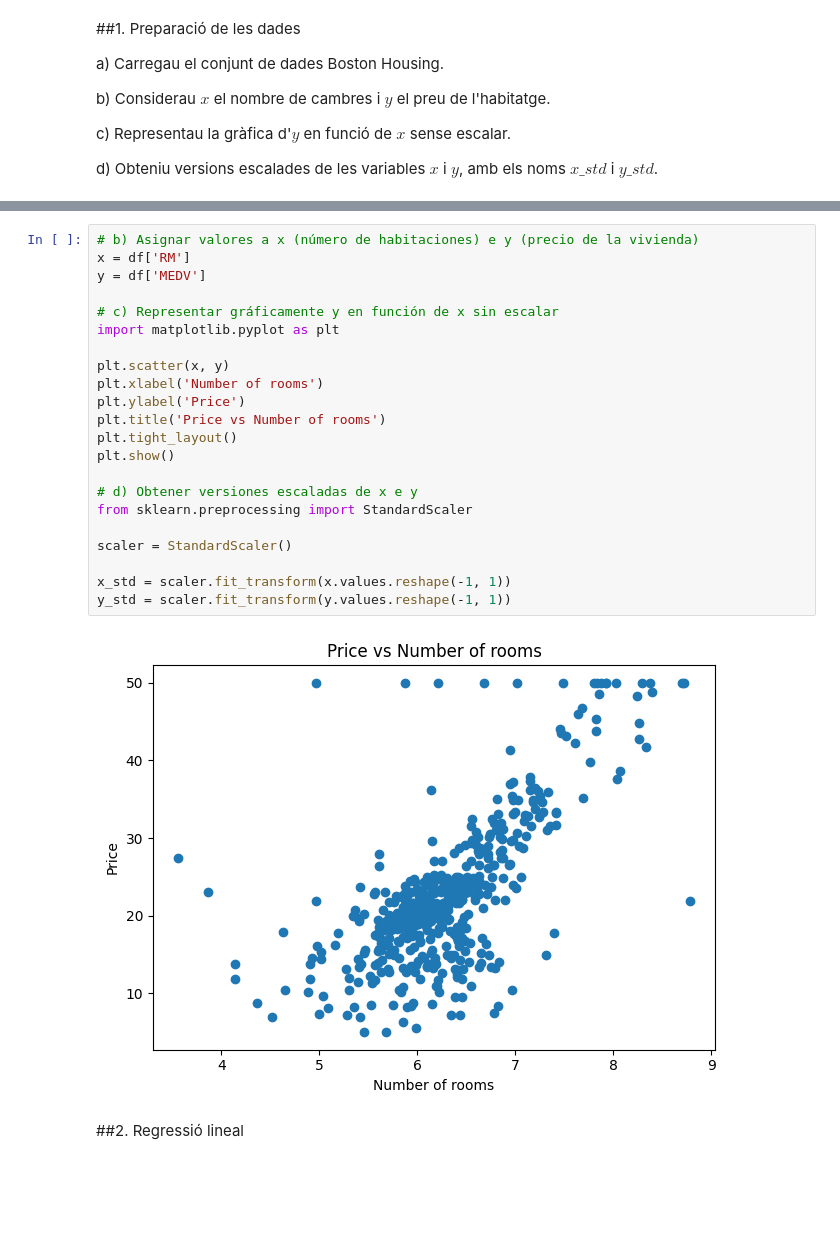
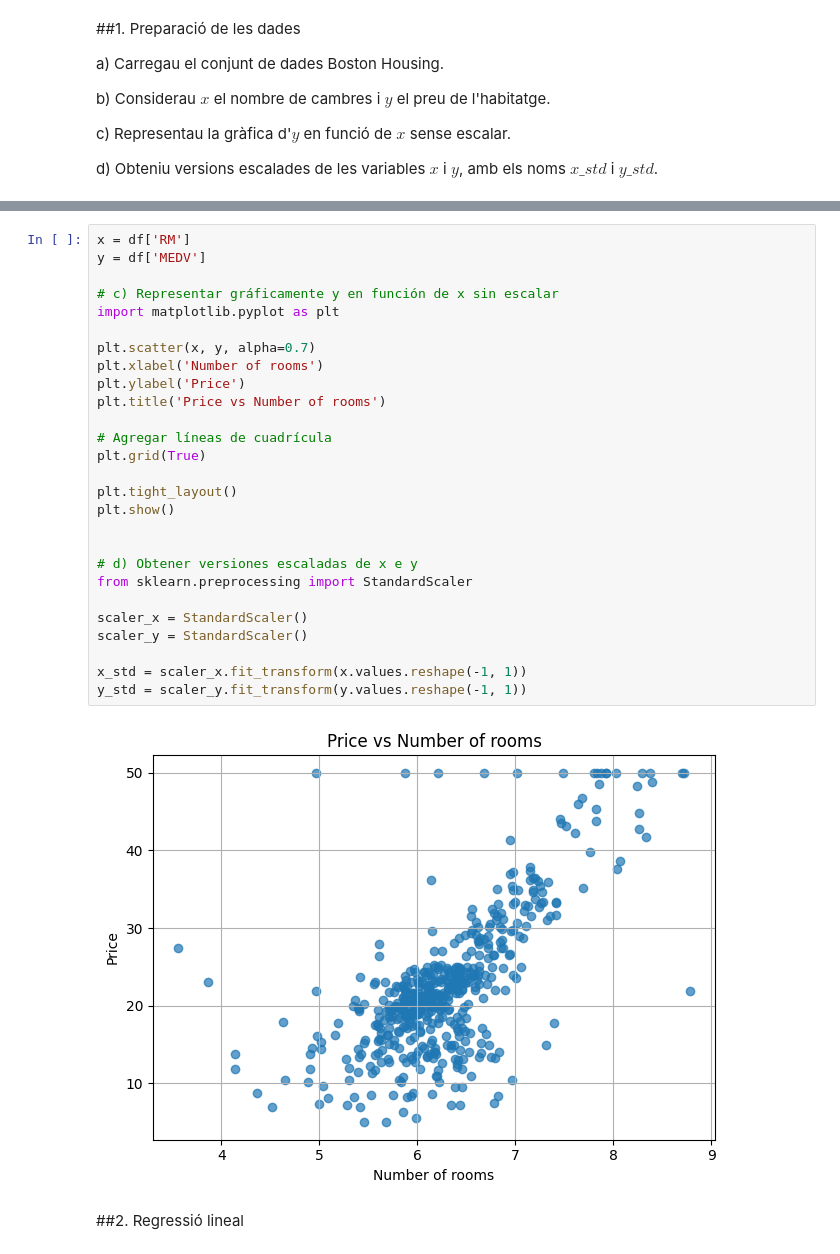
Before and after one commit to davidzz-code/IEDIB_2024_2025, a Jupyter notebook: 05 Sistemas Machine Learning/T3 Regresión/tasca_regresion_David_Ramirez/tasca_3_David_Ramirez.ipynb, the cells around one changed output, grey strips where cells are left out. Drawn from its saved outputs; the diff is of its cells as text; blank space fills up the shorter version.

```diff
--- a/05 Sistemas Machine Learning/T3 Regresión/tasca_regresion_David_Ramirez/tasca_3_David_Ramirez.ipynb
+++ b/05 Sistemas Machine Learning/T3 Regresión/tasca_regresion_David_Ramirez/tasca_3_David_Ramirez.ipynb
@@ -44,29 +44,34 @@ df.head()
 | 3 | 0.03237 | 0.0 | 2.18 | 0.0 | 0.458 | 6.998 | 45.8 | 6.0622 | 3.0 | 222.0 | 18.7 | ... |
 | 4 | 0.06905 | 0.0 | 2.18 | 0.0 | 0.458 | 7.147 | 54.2 | 6.0622 | 3.0 | 222.0 | 18.7 | ... |
 # %%
-# b) Asignar valores a x (número de habitaciones) e y (precio de la vivienda)
 x = df['RM']
 y = df['MEDV']
 
 # c) Representar gráficamente y en función de x sin escalar
 import matplotlib.pyplot as plt
 
-plt.scatter(x, y)
+plt.scatter(x, y, alpha=0.7)
 plt.xlabel('Number of rooms')
 plt.ylabel('Price')
 plt.title('Price vs Number of rooms')
+
+# Agregar líneas de cuadrícula
+plt.grid(True)
+
 plt.tight_layout()
 plt.show()
+
 
 # d) Obtener versiones escaladas de x e y
 from sklearn.preprocessing import StandardScaler
 
-scaler = StandardScaler()
+scaler_x = StandardScaler()
+scaler_y = StandardScaler()
 
-x_std = scaler.fit_transform(x.values.reshape(-1, 1))
-y_std = scaler.fit_transform(y.values.reshape(-1, 1))
+x_std = scaler_x.fit_transform(x.values.reshape(-1, 1))
+y_std = scaler_y.fit_transform(y.values.reshape(-1, 1))
 # %% [output]
-[figure, old version]
+[figure, new version]
 # %% [markdown]
 ##2. Regressió lineal
 # %% [markdown]
```
Also changed, not shown: parts of 4 cells of this notebook.
